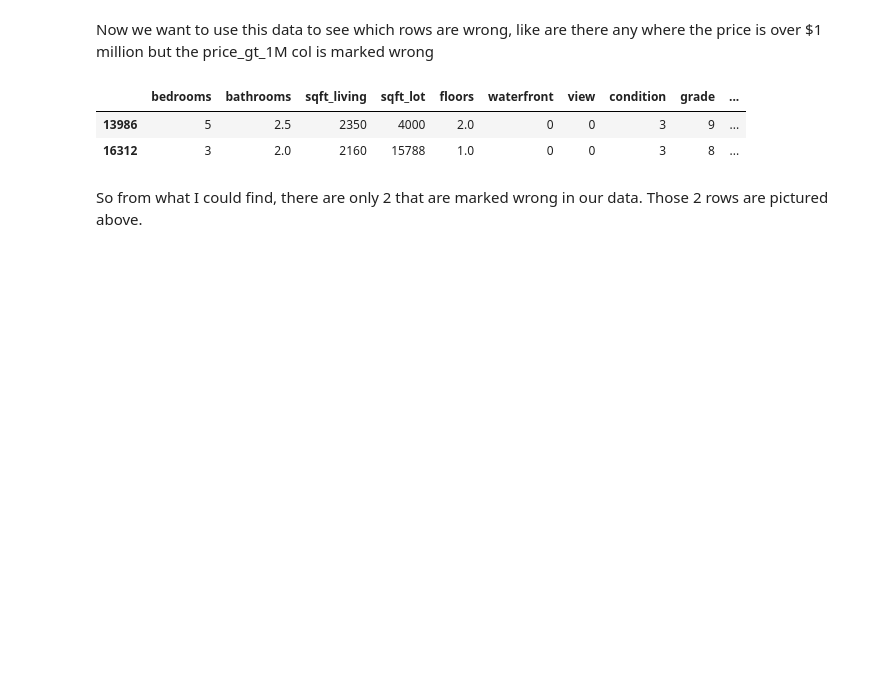
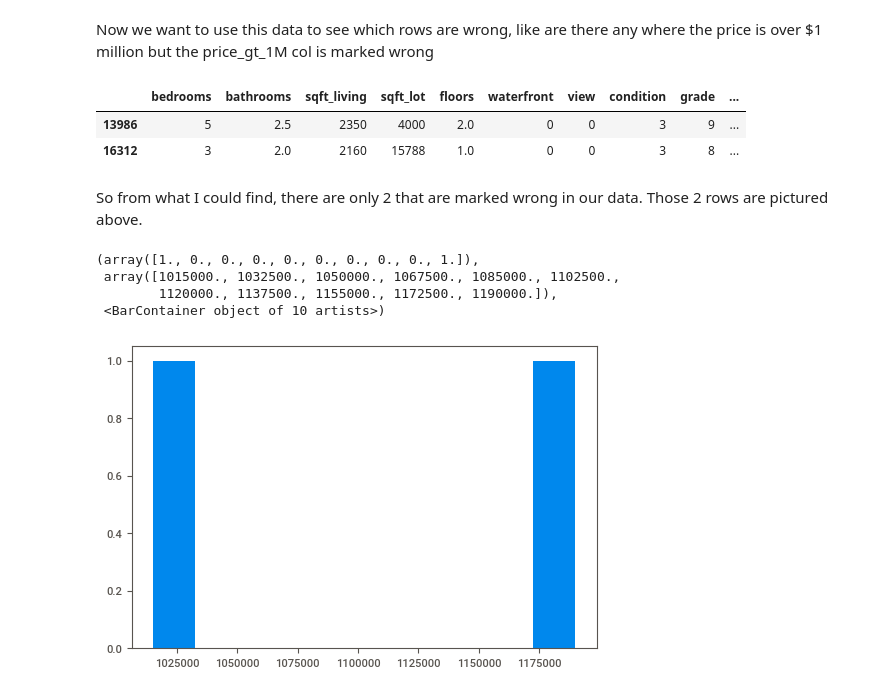
Before and after one commit to slidwell44/hw1_aap, a Jupyter notebook: hw1_main.ipynb, the cells around one changed output. Cells and saved outputs as stored; diff of their text form; code cells hidden in the pictures; blank space fills up the shorter version.

```diff
--- a/hw1_main.ipynb
+++ b/hw1_main.ipynb
@@ -598,3 +598,11 @@ check_df.head()
 | 16312 | 3 | 2.0 | 2160 | 15788 | 1.0 | 0 | 0 | 3 | 8 | ... |
 # %% [markdown]
 So from what I could find, there are only 2 that are marked wrong in our data. Those 2 rows are pictured above.
+# %%
+plt.hist(check_df["price"])
+# %% [output]
+(array([1., 0., 0., 0., 0., 0., 0., 0., 0., 1.]),
+ array([1015000., 1032500., 1050000., 1067500., 1085000., 1102500.,
+        1120000., 1137500., 1155000., 1172500., 1190000.]),
+ <BarContainer object of 10 artists>)
+[figure, added]
```
Also changed, not shown: 1 other file.
